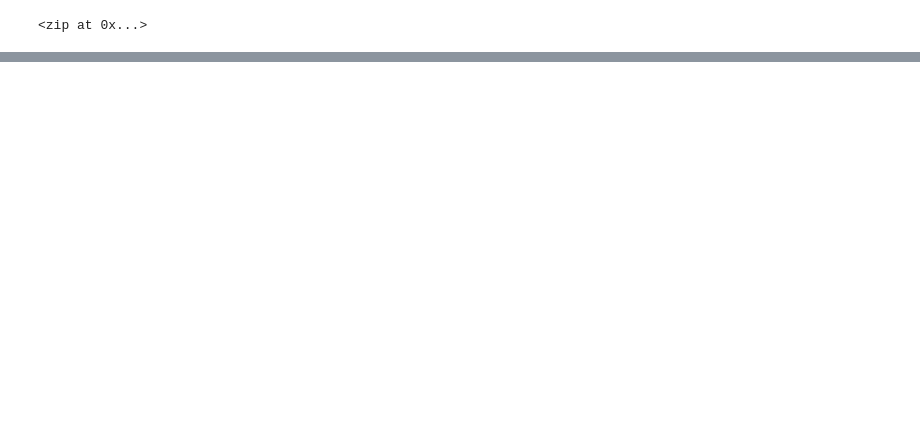
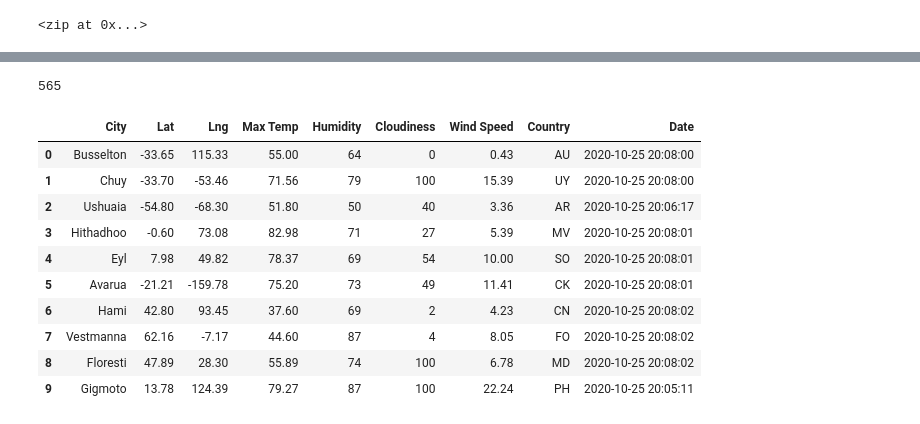
Before and after one commit to mtmcphail/World_Weather_Analysis, a Jupyter notebook: WeatherPy.ipynb, the cells around one changed output, grey strips where cells are left out. Saved outputs shown, nothing was run; the diff lists cells and outputs as text; code cells hidden in the pictures; blank space fills up the shorter version.

Commit message:
Update WeatherPy and .gitignore files

```diff
--- a/WeatherPy.ipynb
+++ b/WeatherPy.ipynb
@@ -4,3 +4,16 @@ import pandas as pd
 import matplotlib.pyplot as plt
 import numpy as np
 from citipy import citipy
+
+# Import the requests library.
+import requests
+
+# Import the API key.
+from config import weather_api_key
+
+# Import the datetime module from the datetime library.
+from datetime import datetime
+
+# Starting URL for Weather Map API Call.
+url = "http://api.openweathermap.org/data/2.5/weather?units=Imperial&APPID=" + weather_api_key
+print(url)
@@ -28,0 +122,20 @@ len(cities)
+# %%
+len(city_data)
+# %% [output]
+565
+# %%
+# Convert the array of dictionaries to a Pandas DataFrame.
+city_data_df = pd.DataFrame(city_data)
+city_data_df.head(10)
+# %% [output]
+|  | City | Lat | Lng | Max Temp | Humidity | Cloudiness | Wind Speed | Country | Date |
+| 0 | Busselton | -33.65 | 115.33 | 55.00 | 64 | 0 | 0.43 | AU | 2020-10-25 20:08:00 |
+| 1 | Chuy | -33.70 | -53.46 | 71.56 | 79 | 100 | 15.39 | UY | 2020-10-25 20:08:00 |
+| 2 | Ushuaia | -54.80 | -68.30 | 51.80 | 50 | 40 | 3.36 | AR | 2020-10-25 20:06:17 |
+| 3 | Hithadhoo | -0.60 | 73.08 | 82.98 | 71 | 27 | 5.39 | MV | 2020-10-25 20:08:01 |
+| 4 | Eyl | 7.98 | 49.82 | 78.37 | 69 | 54 | 10.00 | SO | 2020-10-25 20:08:01 |
+| 5 | Avarua | -21.21 | -159.78 | 75.20 | 73 | 49 | 11.41 | CK | 2020-10-25 20:08:01 |
+| 6 | Hami | 42.80 | 93.45 | 37.60 | 69 | 2 | 4.23 | CN | 2020-10-25 20:08:02 |
+| 7 | Vestmanna | 62.16 | -7.17 | 44.60 | 87 | 4 | 8.05 | FO | 2020-10-25 20:08:02 |
+| 8 | Floresti | 47.89 | 28.30 | 55.89 | 74 | 100 | 6.78 | MD | 2020-10-25 20:08:02 |
+| 9 | Gigmoto | 13.78 | 124.39 | 79.27 | 87 | 100 | 22.24 | PH | 2020-10-25 20:05:11 |
```
Also changed, not shown: parts of 5 cells of this notebook, 1 other file.
